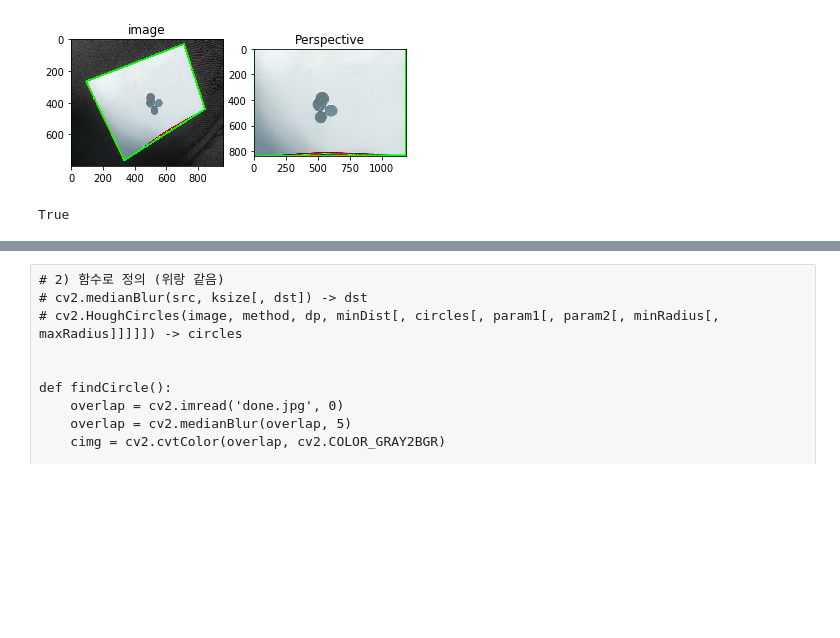
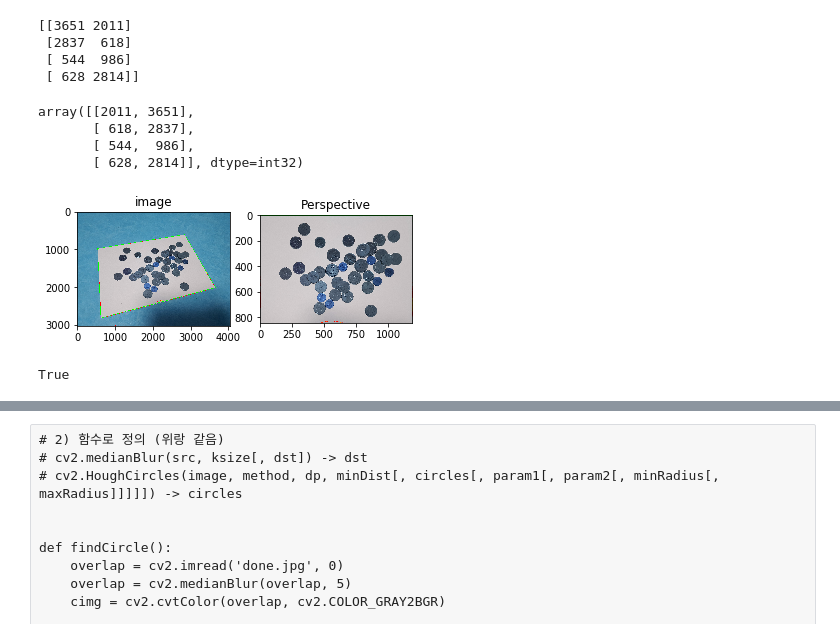
Before and after one commit to DAHYUN-HAN/Image_Processing_Team1, a Jupyter notebook: overlapCoin.ver3.ipynb, the cells around one changed output, grey strips where cells are left out. Cells and saved outputs as stored; diff of their text form; code cells hidden in the pictures; blank space fills up the shorter version.

```diff
--- a/overlapCoin.ver3.ipynb
+++ b/overlapCoin.ver3.ipynb
@@ -4,7 +4,7 @@ import cv2
 from matplotlib import pyplot as plt
 # %%
 # Grayscale로 변환
-img = cv2.imread('./images/second.jpg')
+img = cv2.imread('./images/1.jpg')
 img_ori = img.copy()
 img_gray = cv2.cvtColor(img,cv2.COLOR_BGR2GRAY)
 
@@ -98,36 +103,52 @@ print(approx1)
+# %%
+approx1 = approx1.reshape(4,-1)
+print(approx1)
+# %% [output]
+[[3651 2011]
+ [2837  618]
+ [ 544  986]
+ [ 628 2814]]
+# %%
+approx1 = approx1.reshape(1,-1)
+approx1.reshape(4,-1)
+# %% [output]
+array([[2011, 3651],
+       [ 618, 2837],
+       [ 544,  986],
+       [ 628, 2814]], dtype=int32)
 # %%
 # Perspective Transform
 
-pts0 = np.float32([approx1[1], approx1[2], approx1[0], approx1[3]])
+pts0 = np.float32([approx1[2], approx1[3], approx1[1], approx1[0]])
 
 # (1) A4용지의 size로 맞추기
 # cv2.getPerspectiveTransform(src, dst) -> retval
 # cv2.warpPerspective(src, M, dsize[, dst[, flags[, borderMode[, borderValue]]]]) -> dst
+
 
 pts2 = np.float32([[0,0], [0,841], [1189,0], [1189,841]])
 M = cv2.getPerspectiveTransform(pts0, pts2)
 dst = cv2.warpPerspective(img, M, (1189,841))
 
 '''
 # (2) A5용지의 size로 맞추기
 pts2 = np.float32([[0,0],[0,437],[640,0],[640,437]])
 M = cv2.getPerspectiveTransform(pts0, pts2)
 dst = cv2.warpPerspective(img, M, (640,437))
 '''
 
 
-
 plt.subplot(121),plt.imshow(img),plt.title('image')
 plt.subplot(122),plt.imshow(dst),plt.title('Perspective')
 plt.show()
 
 cv2.imshow('img',dst)
 cv2.waitKey(0)
 cv2.destroyAllWindows()
 
 
 # 이미지 저장하기
 cv2.imwrite('done.jpg', dst)
 # %% [output]
-[figure, old version]
+[figure, new version]
 True
```
Also changed, not shown: parts of 13 cells of this notebook, 2 other files.
